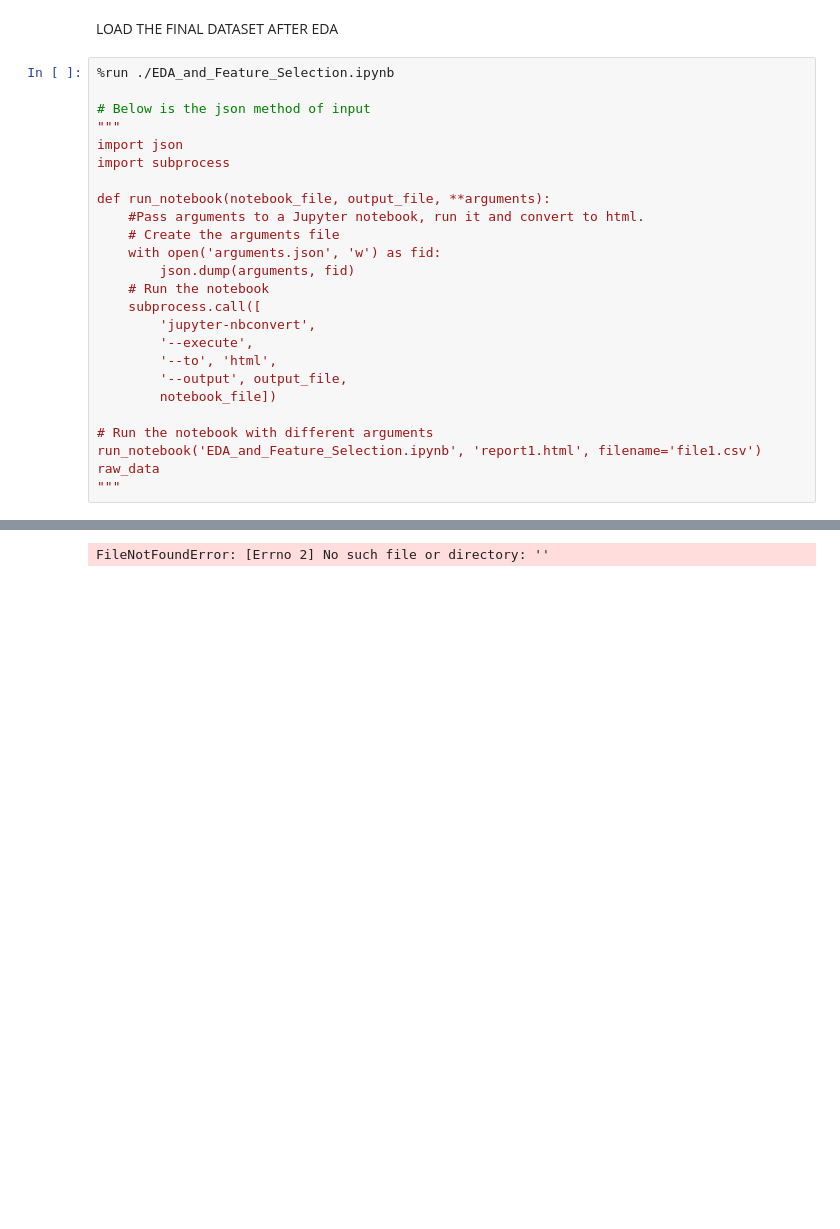
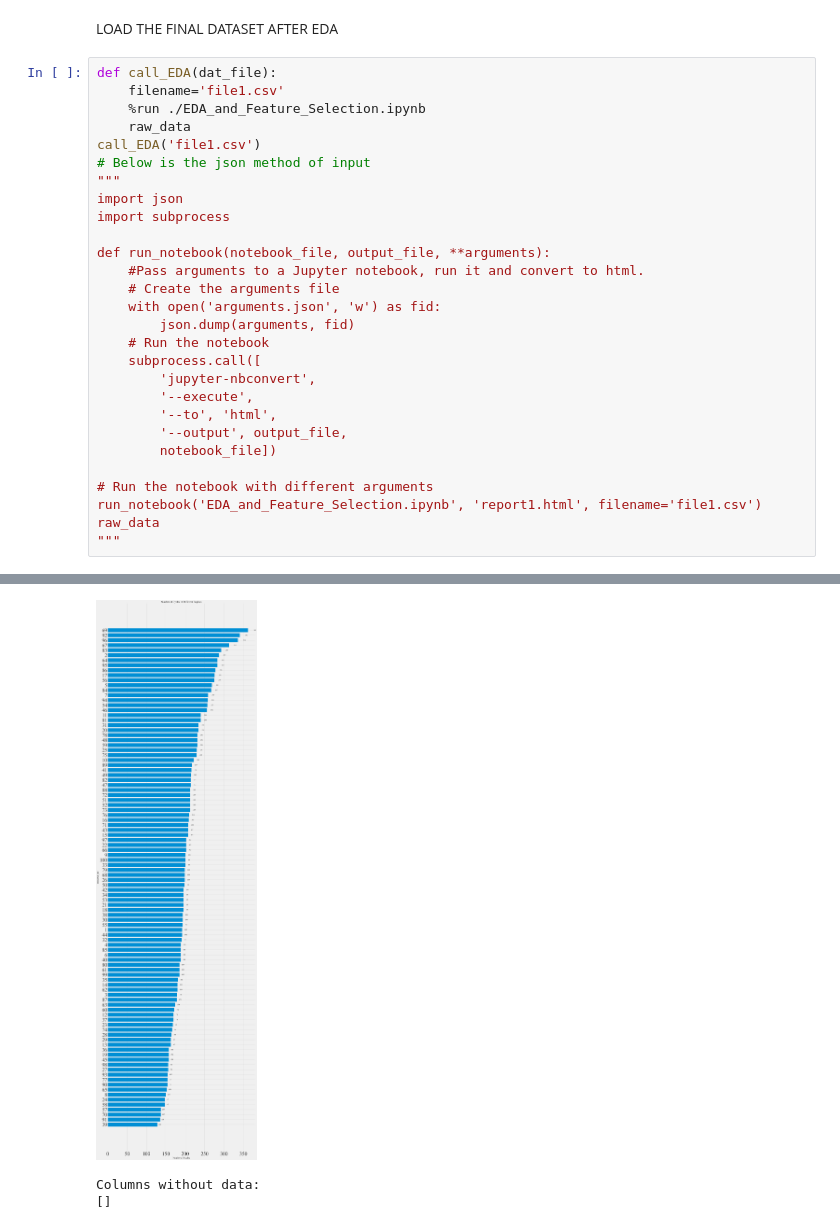
Before and after one commit to kanadsen/ME_773_PROJECT, a Jupyter notebook: CNN_LSTM_training_model.ipynb, the cells around one changed output, grey strips where cells are left out. Cells and saved outputs as stored; diff of their text form; blank space fills up the shorter version.

```diff
--- a/CNN_LSTM_training_model.ipynb
+++ b/CNN_LSTM_training_model.ipynb
@@ -19,8 +19,11 @@ np.random.seed(34)
 # %% [markdown]
 LOAD THE FINAL DATASET AFTER EDA
 # %%
-%run ./EDA_and_Feature_Selection.ipynb
-
+def call_EDA(dat_file):
+    filename='file1.csv'
+    %run ./EDA_and_Feature_Selection.ipynb
+    raw_data
+call_EDA('file1.csv')
 # Below is the json method of input
 """
 import json
@@ -48 +67,3 @@ FileNotFoundError: [Errno 2] No such file or directory: ''
+[figure, added]
-FileNotFoundError: [Errno 2] No such file or directory: ''
+Columns without data:
+[]
```
Also changed, not shown: parts of 1 cell of this notebook, 1 other file.
